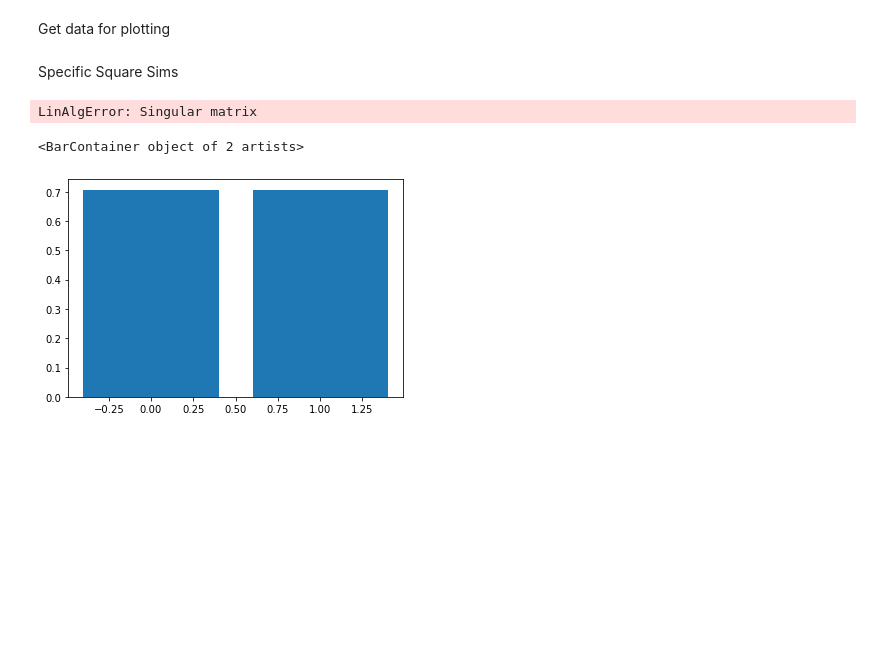
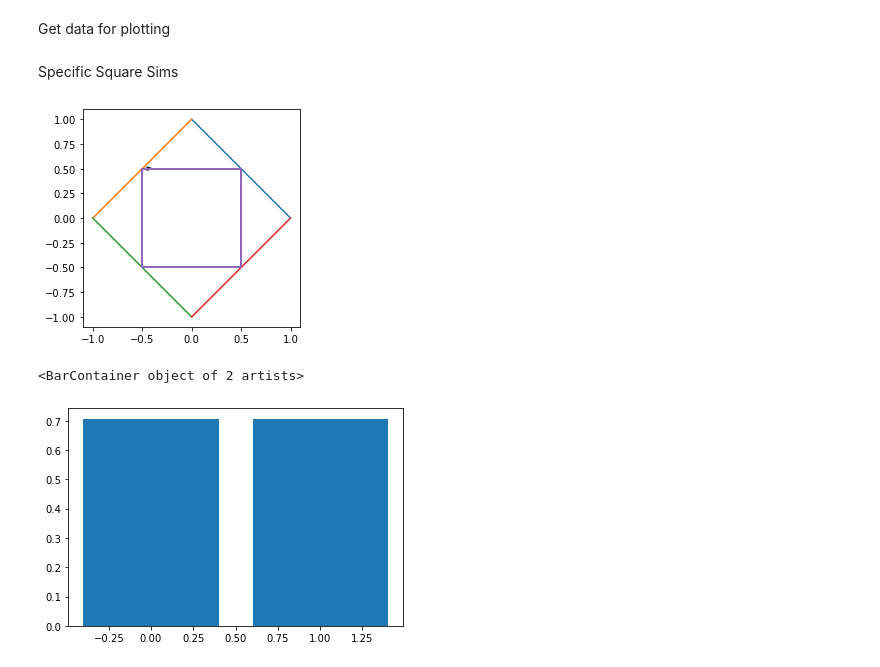
Before and after one commit to Creatorri/18.821-Project-2-Billiards, a Jupyter notebook: Collision.ipynb, the cells around one changed output. Saved outputs shown, nothing was run; the diff lists cells and outputs as text; code cells hidden in the pictures; blank space fills up the shorter version.

```diff
--- a/Collision.ipynb
+++ b/Collision.ipynb
@@ -154,21 +154,21 @@ def side_chance(sim_result,mod=0):
 # %% [markdown]
 Specific Square Sims
 # %%
-sq = ngon(110)
+sq = ngon(4)
 sqhit = polygon_hit(sq)
 ls = sim(sqhit,np.array([0,0.5]),np.array([1,0]),1000)
 plt.plot(*sq.T)
 xs = list(map(lambda x: x[0][0], ls))
 ys = list(map(lambda x: x[0][1], ls))
 plt.plot(xs,ys)
 x,v,_ = ls[-1]
 plt.quiver(*x,*v)
 ax = plt.gca()
 ax.set_aspect(1)
 plt.savefig('ngonorbit.png')
 plt.show()
 # %% [output]
-LinAlgError: Singular matrix
+[figure, added]
 # %%
 ss = list(map(lambda x: x[2]%2,ls[1:]))
 #print(ss)
```
Also changed, not shown: parts of 9 cells of this notebook, 11 other files.
